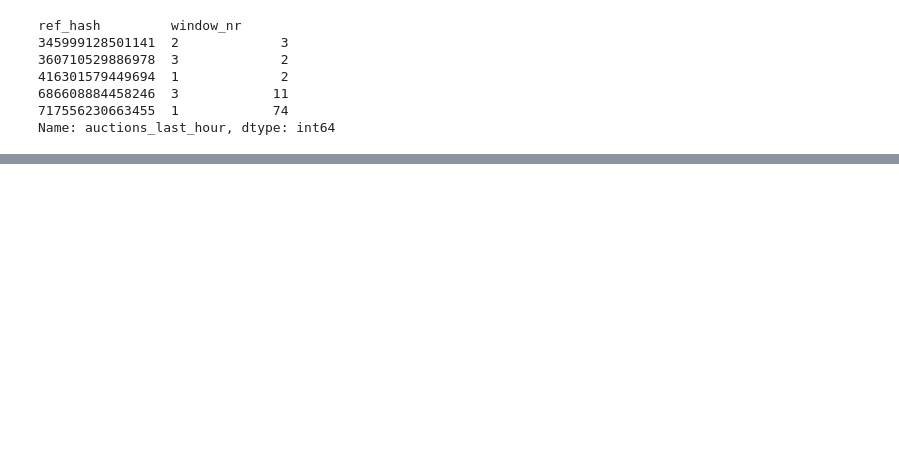
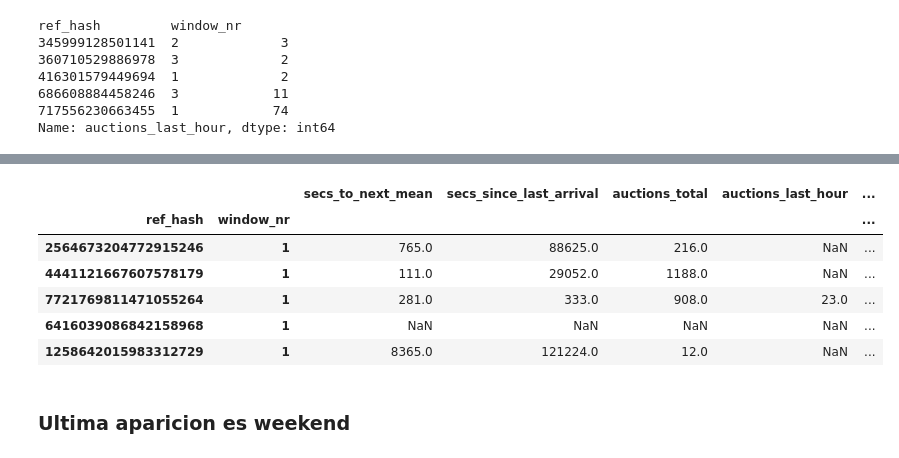
Before and after one commit to gatti2602/7506-datos, a Jupyter notebook: tp2/Nico/Armado de Features-auctions.ipynb, the cells around one changed output, grey strips where cells are left out. Cells and saved outputs as stored; diff of their text form; code cells hidden in the pictures; blank space fills up the shorter version.

Commit message:
Mas features de auctions

```diff
--- a/tp2/Nico/Armado de Features-auctions.ipynb
+++ b/tp2/Nico/Armado de Features-auctions.ipynb
@@ -162,5 +162,7 @@ sample.head()
 Se desea saber el tiempo promedio entre arribos de los dispositivos a las encuestas.
 # %%
 %%time
-time = auctions.groupby(group,sort=False)['secs_to_next'].mean().rename('secs_to_next_mean')
+time = auctions.groupby(group,sort=False)['secs_to_next'].mean()\
+               .rename('secs_to_next_mean')\
+               .transform(lambda x: round(x))
 # %% [output]
@@ -281,0 +283,6 @@ devices.head()
+# %%
+%%time
+weekend = [20,21]
+time = auctions.loc[(auctions['created'].dt.day).isin(weekend)]\
+               .groupby(group,sort=False)['n'].sum()\
+               .rename('amount_auctions_in_weekend')
@@ -281,0 +302,14 @@ devices.head()
+# %%
+devices = devices.merge(time, how='left', left_index=True, right_index=True)
+# %%
+devices.head()
+# %% [output]
+|  |  | secs_to_next_mean | secs_since_last_arrival | auctions_total | auctions_last_hour | ... |
+| ref_hash | window_nr |  |  |  |  | ... |
+| 2564673204772915246 | 1 | 765.0 | 88625.0 | 216.0 | NaN | ... |
+| 4441121667607578179 | 1 | 111.0 | 29052.0 | 1188.0 | NaN | ... |
+| 7721769811471055264 | 1 | 281.0 | 333.0 | 908.0 | 23.0 | ... |
+| 6416039086842158968 | 1 | NaN | NaN | NaN | NaN | ... |
+| 1258642015983312729 | 1 | 8365.0 | 121224.0 | 12.0 | NaN | ... |
+# %% [markdown]
+### Ultima aparicion es weekend
```
Also changed, not shown: parts of 18 cells of this notebook, 1 other file.
